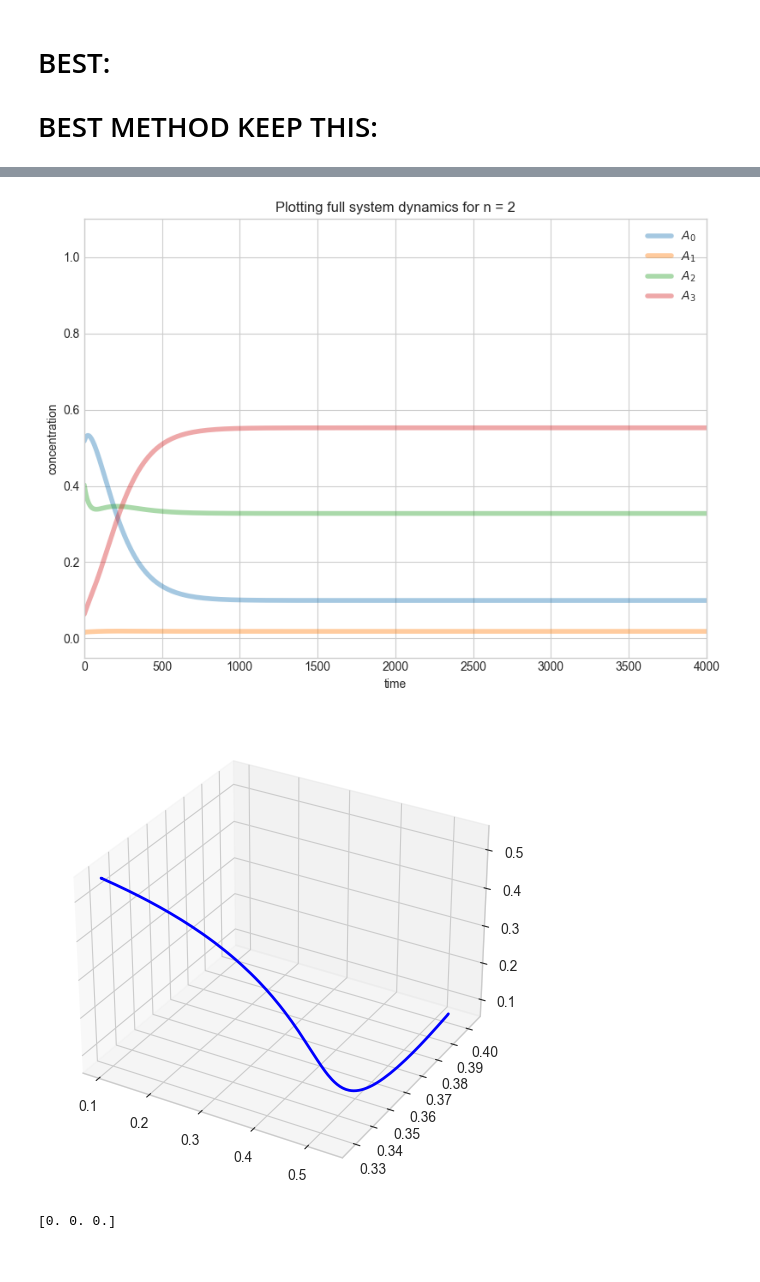
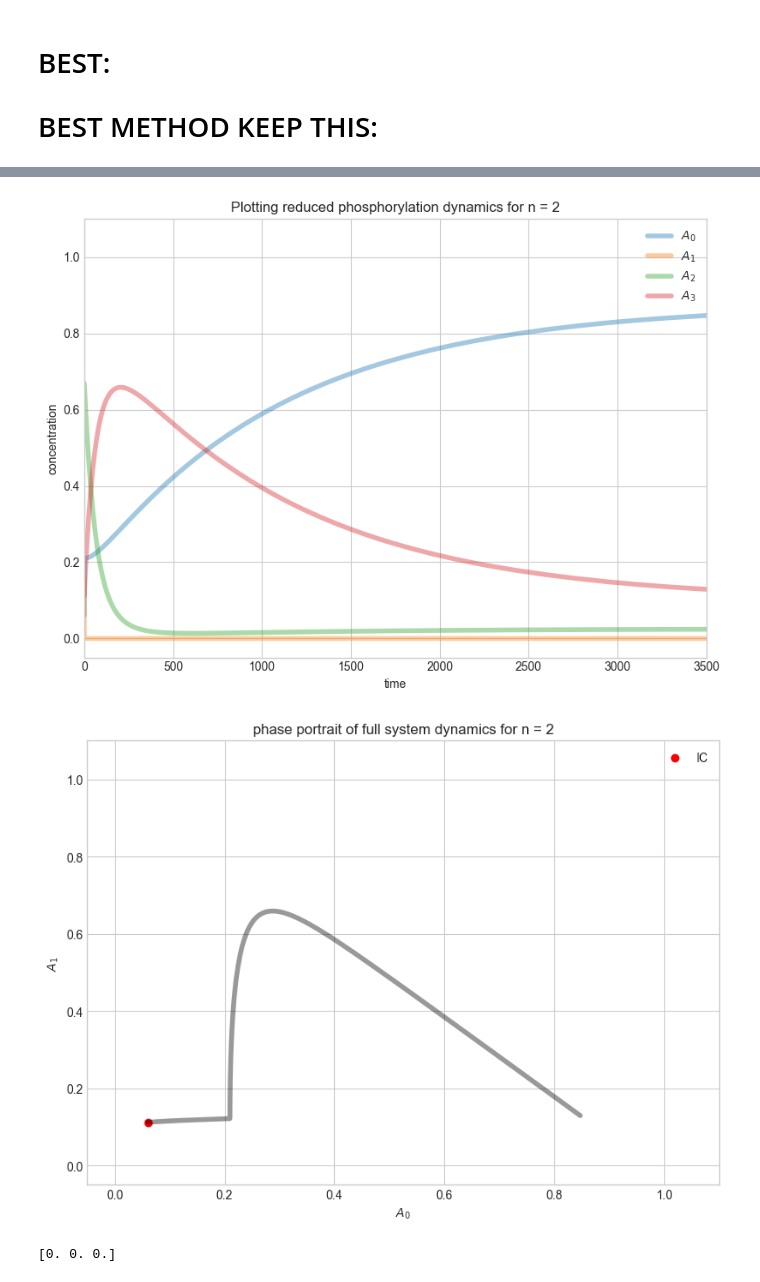
Before and after one commit to mattia0345/Research, a Jupyter notebook: PHOSPHORYLATION.ipynb, the cells around one changed output, grey strips where cells are left out. Saved outputs shown, nothing was run; the diff lists cells and outputs as text; code cells hidden in the pictures.

```diff
--- a/PHOSPHORYLATION.ipynb
+++ b/PHOSPHORYLATION.ipynb
@@ -412,7 +356,7 @@ n = 2
 N = 2**n
 
 
-file_name = 'bistability_parameters_new_1000.csv'
+file_name = 'bistability_parameters_gamma_10000.csv'
 arr = np.loadtxt(file_name, skiprows = 1, delimiter=',')
 index = 0
 # i,a_0_stable_fp, a_1_stable_fp, a_2_stable_fp, a_3_stable_fp, a_tot, x_tot, y_tot, alpha_matrix_parameters, beta_matrix_parameters, k_+_parameters, k_-_parameters, p_+_parameters, p_-_parameters"
@@ -427,7 +371,6 @@ k_negative_rates = np.array(arr[index][19:22])
 p_positive_rates = np.array(arr[index][22:25])
 p_negative_rates = np.array(arr[index][25:28])
 
-# initial_states_array =
 
 alpha_matrix = np.array([[0, alpha_matrix_parameters[0], alpha_matrix_parameters[1], 0],
                         [0, 0, 0, alpha_matrix_parameters[2]],
@@ -450,15 +393,16 @@ y_init_condition = y_tot_parameter / float(1.0 + np.dot(ones_vec, (W2 @ a_init_c
 b_init_conditions = x_init_condition * (W1 @ a_init_conditions)
 c_init_conditions = y_init_condition * (W2 @ a_init_conditions)
 
-full_model_bool = True
+full_model_bool = False
 initial_states_array = a_tot_parameter*np.array([arr[index][1], arr[index][2], arr[index][3], arr[index][4]])
+# initial_states_array = a_tot_parameter*np.array([arr[1], arr[2], arr[3], arr[4]])
 
 if file_name[0:11] == 'bistability':
-    print("A0 unstable fp computed from root finding:", arr[index][1])
-    print("A1 unstable fp computed from root finding:", arr[index][2])
-    print("A2 unstable fp computed from root finding:", arr[index][3])
-    print("A3 unstable fp computed from root finding:", arr[index][4])
-    print("Simulating bistability:")
+    # print("A0 unstable fp computed from root finding:", arr[index][1])
+    # print("A1 unstable fp computed from root finding:", arr[index][2])
+    # print("A2 unstable fp computed from root finding:", arr[index][3])
+    # print("A3 unstable fp computed from root finding:", arr[index][4])
+    # print("Simulating bistability:")
 
     def pertubation_array_creation(ic_array, pertubation_parameter, plus):
         # find the 2 largest indices, create a pertubation array
@@ -469,7 +413,7 @@ if file_name[0:11] == 'bistability':
         else:
             return np.array([-pertubation_parameter if i == largest_index else pertubation_parameter if i == second_largest_index else 0 for i in range(len(ic_array))])
 
-    pertubation_parameter = 0.01
+    pertubation_parameter = 0.000005
     if random.random() < 0.5:
         pertubation_array = pertubation_array_creation(initial_states_array, pertubation_parameter, True)
     else:
@@ -484,9 +428,9 @@ if file_name[0:11] == 'bistability':
         initial_states_array_reduced_random = np.concatenate([np.ravel(a_init_conditions), np.ravel(b_init_conditions), np.ravel(c_init_conditions), np.ravel(x_init_condition), np.ravel(y_init_condition)]).astype(float)
         pertubation_array = np.zeros(3*N);
         if random.random() < 0.5:
-            pertubation_array[0] = -0.1; pertubation_array[2] = 0.1
+            pertubation_array[0] = -pertubation_parameter; pertubation_array[2] = pertubation_parameter
         else:
-            pertubation_array[0] = 0.1; pertubation_array[2] = -0.1
+            pertubation_array[0] = pertubation_parameter; pertubation_array[2] = -pertubation_parameter
 
         initial_states_array_reduced_random = initial_states_array_reduced_random + pertubation_array
     # initial_states_array_reduced_random = np.random.rand(4)
@@ -527,5 +464,5 @@ final numerical fp of A_3: 0.5525519699277429
-[figure, old version]
+[figure, new version]
-[figure, old version]
+[figure, new version]
 # %%
 ##################### constructing initial parameter vectors/matrices
 # gen = all_parameter_generation(n, "distributive", "gamma", (0.5, 1), verbose = False)
```
Also changed, not shown: parts of 4 cells of this notebook, 33 other files.
